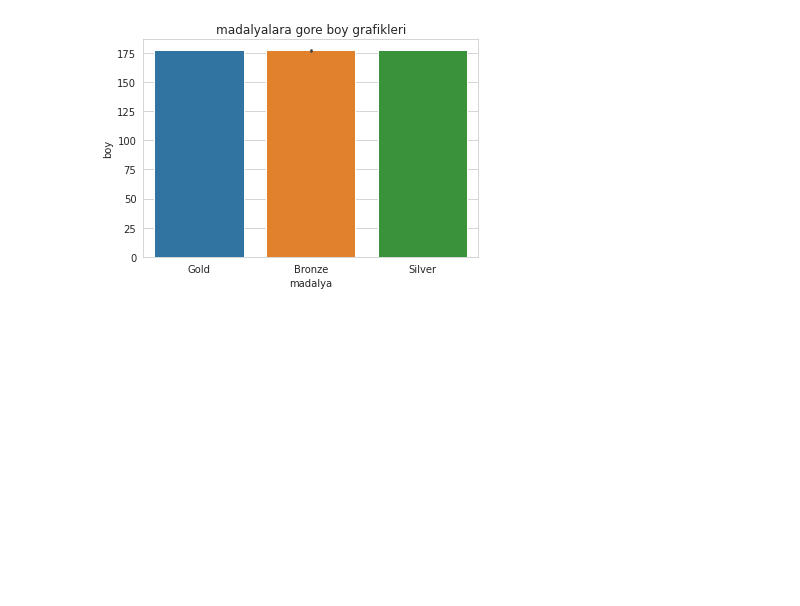
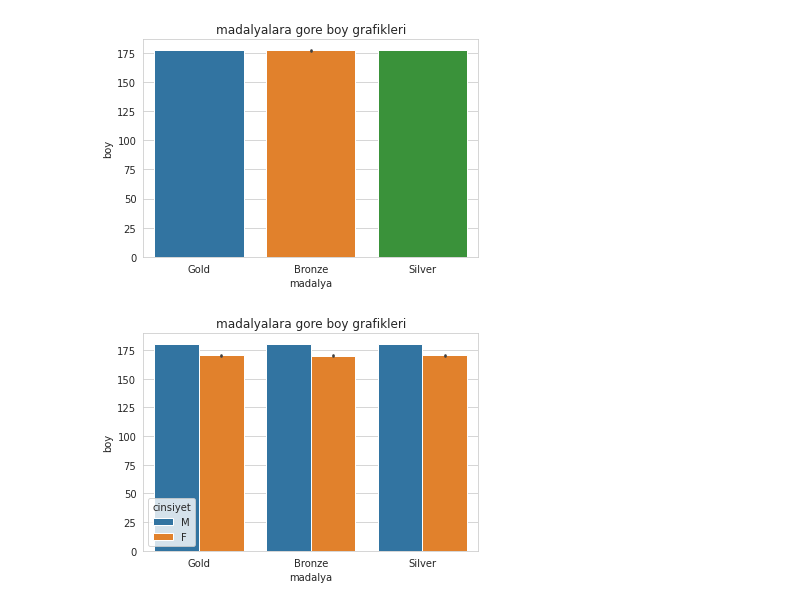
Before and after one commit to mertdot/athlete-events-1896-2016-data-discovery-with-seaborn, a Jupyter notebook: python-ile-veri-gorsellestirme-5-2-120-yillik-olimpiyat-tarihi-veri-seti.ipynb, the cells around one changed output. Drawn from its saved outputs; the diff is of its cells as text; code cells hidden in the pictures; blank space fills up the shorter version.

```diff
--- a/python-ile-veri-gorsellestirme-5-2-120-yillik-olimpiyat-tarihi-veri-seti.ipynb
+++ b/python-ile-veri-gorsellestirme-5-2-120-yillik-olimpiyat-tarihi-veri-seti.ipynb
@@ -325,3 +325,9 @@ plt.title("madalyalara gore boy grafikleri")
 plt.show()
 # %% [output]
 [figure]
+# %%
+sns.barplot(x="madalya",y="boy",data=veri, hue="cinsiyet")
+plt.title("madalyalara gore boy grafikleri")
+plt.show()
+# %% [output]
+[figure, added]
```
Also changed, not shown: parts of 1 cell of this notebook.
